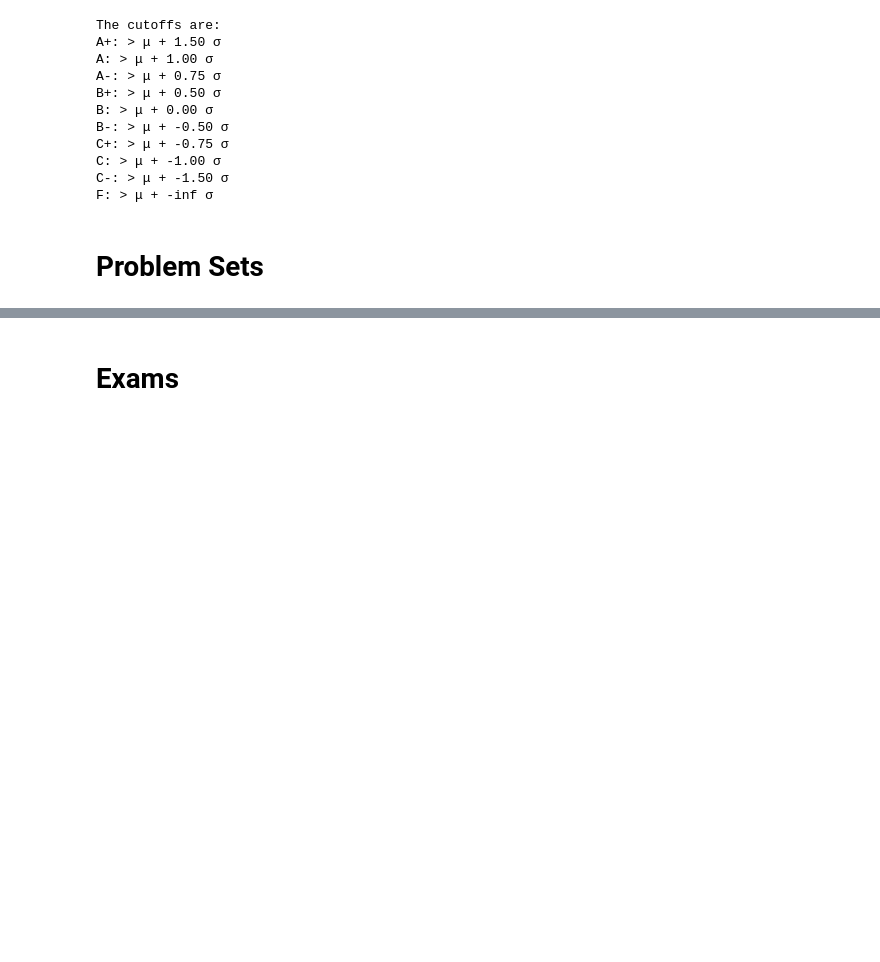
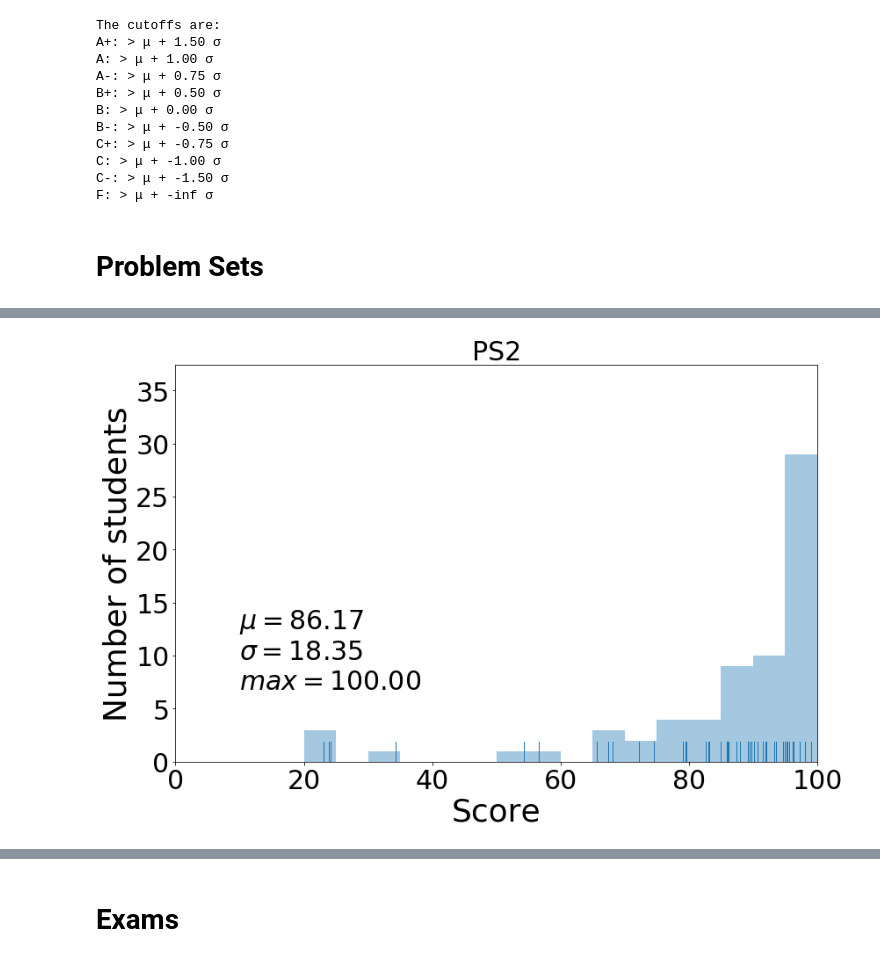
Before and after one commit to materialsvirtuallab/nano106, a Jupyter notebook: grades/NANO106_Grades_Spring2018.ipynb, the cells around one changed output, grey strips where cells are left out. Cells and saved outputs as stored; diff of their text form; code cells hidden in the pictures; blank space fills up the shorter version.

```diff
--- a/grades/NANO106_Grades_Spring2018.ipynb
+++ b/grades/NANO106_Grades_Spring2018.ipynb
@@ -152,3 +154,5 @@ cutoffs = bar_plot(d, "PS1", annotate=False)
 # %%
-#cutoffs = bar_plot(d, "PS2", annotate=False)
+cutoffs = bar_plot(d, "PS2", annotate=False)
+# %% [output]
+[figure, added]
 # %%
```
Also changed, not shown: parts of 6 cells of this notebook.
